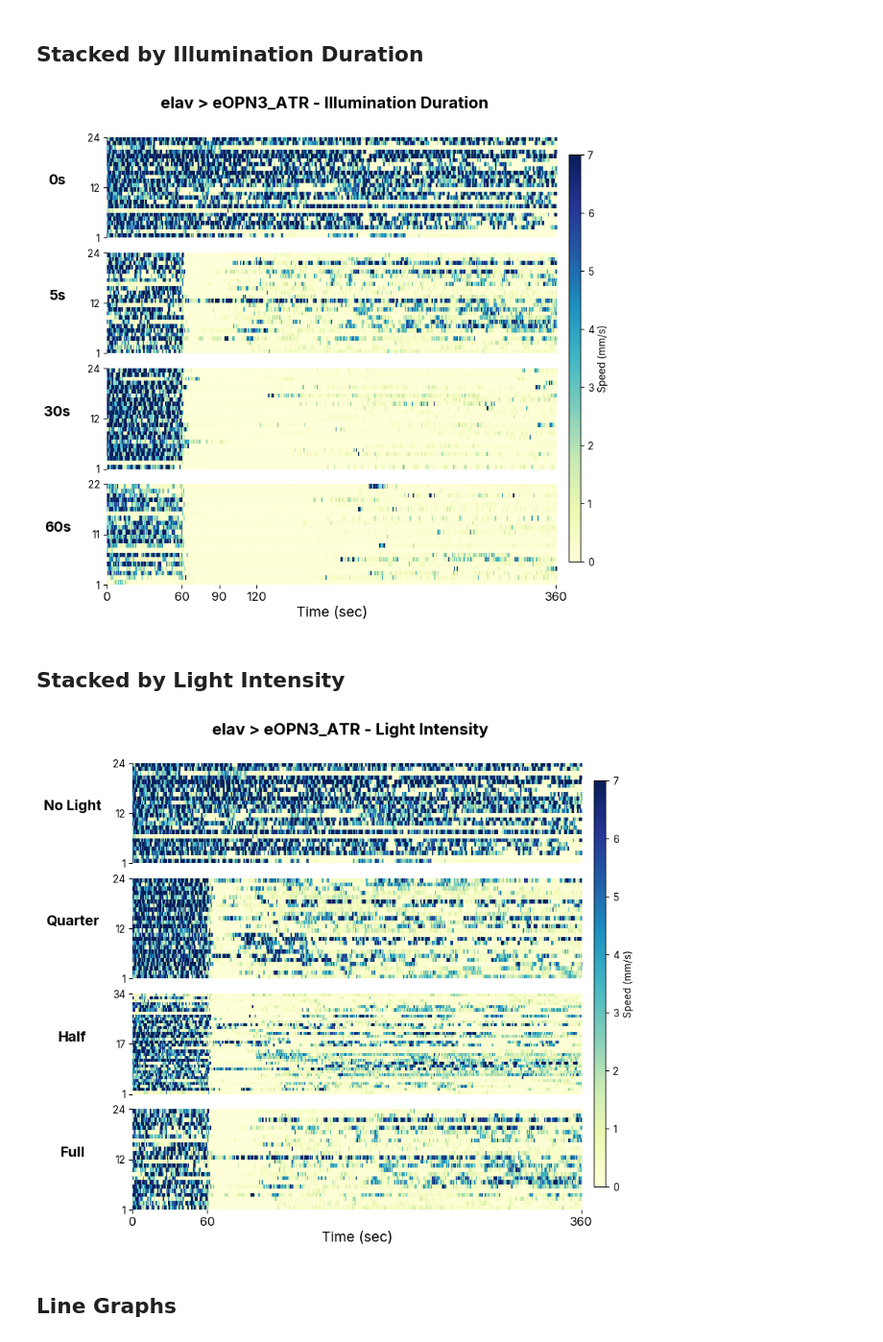
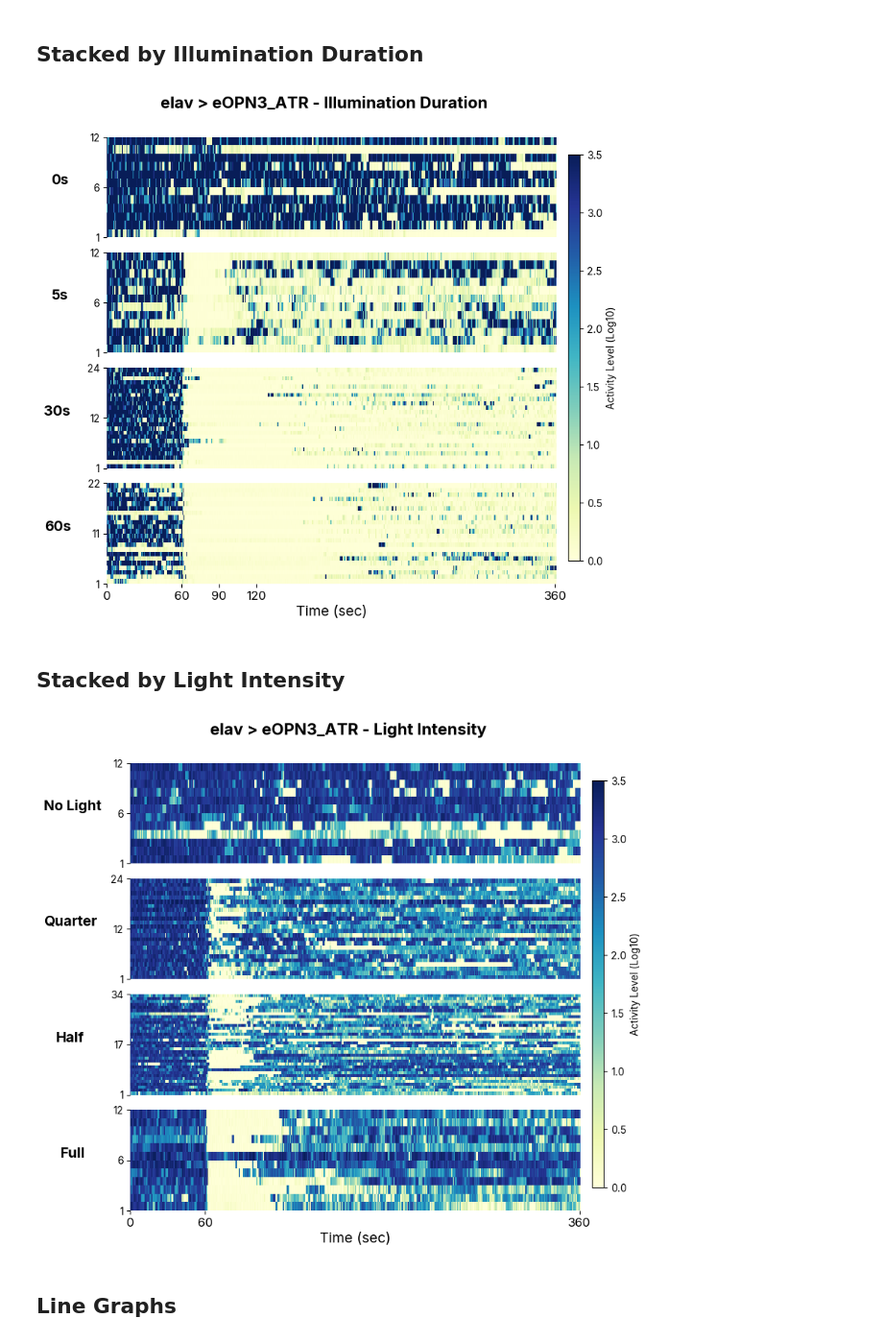
Before and after one commit to lnicole08/TrumelanOPN3, a Jupyter notebook: 3. Stacked plots.ipynb, the cells around one changed output. Shown at 96% size. Cells and saved outputs as stored; diff of their text form; code cells hidden in the pictures.

```diff
--- a/3. Stacked plots.ipynb
+++ b/3. Stacked plots.ipynb
@@ -139,18 +139,27 @@ duration_files = {
 duration_plot_title = driver + " > " + responder + " - Illumination Duration"
 # %%
 duration_data = {}
+
+split_map = {'0s': 'odd', '5s': 'odd'}
 
 for label, filepath in duration_files.items():
     df = pd.read_csv(filepath + "_max" + str(maxtime) + "s.csv").set_index('Time (s)')
     df = df.iloc[0:(specifictime*2), :]  # trim to specifictime
-    duration_data[label] = df.filter(regex="^" + metric_to_plot).T.reset_index(drop=True)
+    cols = sorted([c for c in df.columns if c.startswith(metric_to_plot)], key=lambda c: int(c.split('_')[1]))
+    split = split_map.get(label)
+    if split == 'even':
+        cols = cols[1::2]
+    elif split == 'odd':
+        cols = cols[0::2]
+    duration_data[label] = df[cols].T.reset_index(drop=True)
 # %%
 num_conditions = len(duration_data)
-fig, axes = plt.subplots(num_conditions, 1, figsize=(8, 2*num_conditions), sharex=True)
+fig, axes = plt.subplots(num_conditions, 1, figsize=(8,8), sharex=True) #for elav
+#fig, axes = plt.subplots(num_conditions, 1, figsize=(6, 2*num_conditions), sharex=True) #for vgat
 plt.subplots_adjust(hspace=0.15)
 cmaps = "YlGnBu"
 
-metric_to_plot = 'Speed'
+metric_to_plot = 'ActivityLevel'
 
 if metric_to_plot == "ActivityLevel":
     scalebar_label = "Activity Level (Log10)"
@@ -161,7 +170,6 @@ elif metric_to_plot == "Speed":
 for idx, (label, data) in enumerate(duration_data.items()):
     ax = axes[idx]
     num_flies = data.shape[0]
-
 
 
     hm = sns.heatmap(data, cmap=cmaps, cbar=False, xticklabels=False, yticklabels=False,
@@ -202,7 +210,7 @@ fig.patch.set_facecolor('white')
 
 plt.savefig(titledpath + "\\ACC Lab Dropbox\\ACC Lab\\Nicole Lee\\eOPN3 manuscript\\Data compilation\\Trumelan\\Trumelan images\\" + metric_to_plot + "_" + driver + "_" + responder + ".svg", bbox_inches='tight')
 # %% [output]
-[figure, old version]
+[figure, new version]
 # %% [markdown]
 ## Stacked by Light Intensity
 # %%
@@ -218,14 +226,23 @@ intensity_files = {
 intensity_plot_title = driver + " > " + responder + " - Light Intensity"
 # %%
 intensity_data = {}
+
+split_map = {'No Light': 'even', 'Full': 'even'}
 
 for label, filepath in intensity_files.items():
     df = pd.read_csv(filepath + "_max" + str(maxtime) + "s.csv").set_index('Time (s)')
     df = df.iloc[0:(specifictime*2), :]  # trim to specifictime
-    intensity_data[label] = df.filter(regex="^" + metric_to_plot).T.reset_index(drop=True)
+    cols = sorted([c for c in df.columns if c.startswith(metric_to_plot)], key=lambda c: int(c.split('_')[1]))
+    split = split_map.get(label)
+    if split == 'even':
+        cols = cols[1::2]
+    elif split == 'odd':
+        cols = cols[0::2]
+    intensity_data[label] = df[cols].T.reset_index(drop=True)
 # %%
 num_conditions = len(intensity_data)
-fig, axes = plt.subplots(num_conditions, 1, figsize=(8, 2*num_conditions), sharex=True)
+fig, axes = plt.subplots(num_conditions, 1, figsize=(8, 8), sharex=True) #for elav
+#fig, axes = plt.subplots(num_conditions, 1, figsize=(6, 2*num_conditions), sharex=True) #for vgat
 plt.subplots_adjust(hspace=0.15)
 
 cmaps = "YlGnBu"
@@ -249,34 +266,34 @@ for idx, (label, data) in enumerate(intensity_data.items()):
 
     ax.set_ylabel(label, rotation=0, labelpad=40, fontsize=14, weight='bold')
     ax.set_yticks([0, num_flies//2, num_flies])
     ticklabels = [num_flies, (num_flies+1)//2, 1]
     ax.set_yticklabels(ticklabels, fontsize=10)
 
     if idx < num_conditions - 1:
         ax.tick_params(axis='x', bottom=False)
         ax.set_xlabel('')
     ax.patch.set_facecolor('white')
 
 last_data = list(intensity_data.values())[-1]
 # tick_times = list(range(20, int(specifictime), int(specifictime/10)))
 tick_times = [0, 60, specifictime - 1]
 tick_positions = [list(last_data.columns).index(float(t)) for t in tick_times if float(t) in last_data.columns]
 axes[-1].set_xticks(tick_positions)
 axes[-1].set_xticklabels(tick_times, rotation=0, fontsize=12)
 axes[-1].set_xlabel("Time (sec)", fontsize=14)
 
 cbar_ax = fig.add_axes([0.92, 0.15, 0.02, 0.7])
 sm = plt.cm.ScalarMappable(cmap=cmaps, norm=plt.Normalize(vmin=0, vmax=vmax_number))
 fig.colorbar(sm, cax=cbar_ax, label=scalebar_label)
 
 fig.suptitle(intensity_plot_title, weight="bold", fontsize=16, y=0.95)
 
 mpl.rcParams['svg.fonttype'] = 'none'
 fig.patch.set_facecolor('white')
 
 plt.savefig(homecomp + "\\ACC Lab Dropbox\\ACC Lab\\Nicole Lee\\eOPN3 manuscript\\Data compilation\\Trumelan\\Trumelan images\\light_intensity_speed" + driver + "_" + responder + ".svg", bbox_inches='tight')
 # %% [output]
-[figure, old version]
+[figure, new version]
 # %% [markdown]
 ## Line Graphs
 # %%
```
Also changed, not shown: parts of 6 cells of this notebook.
